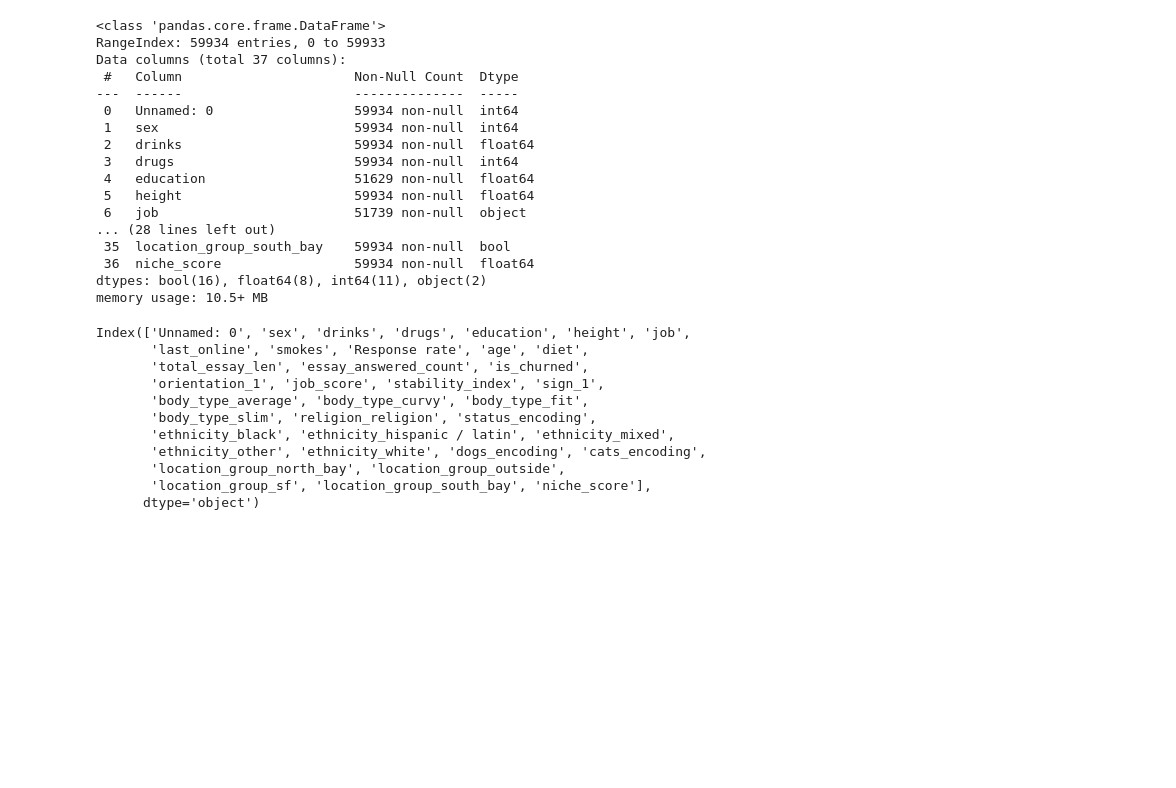
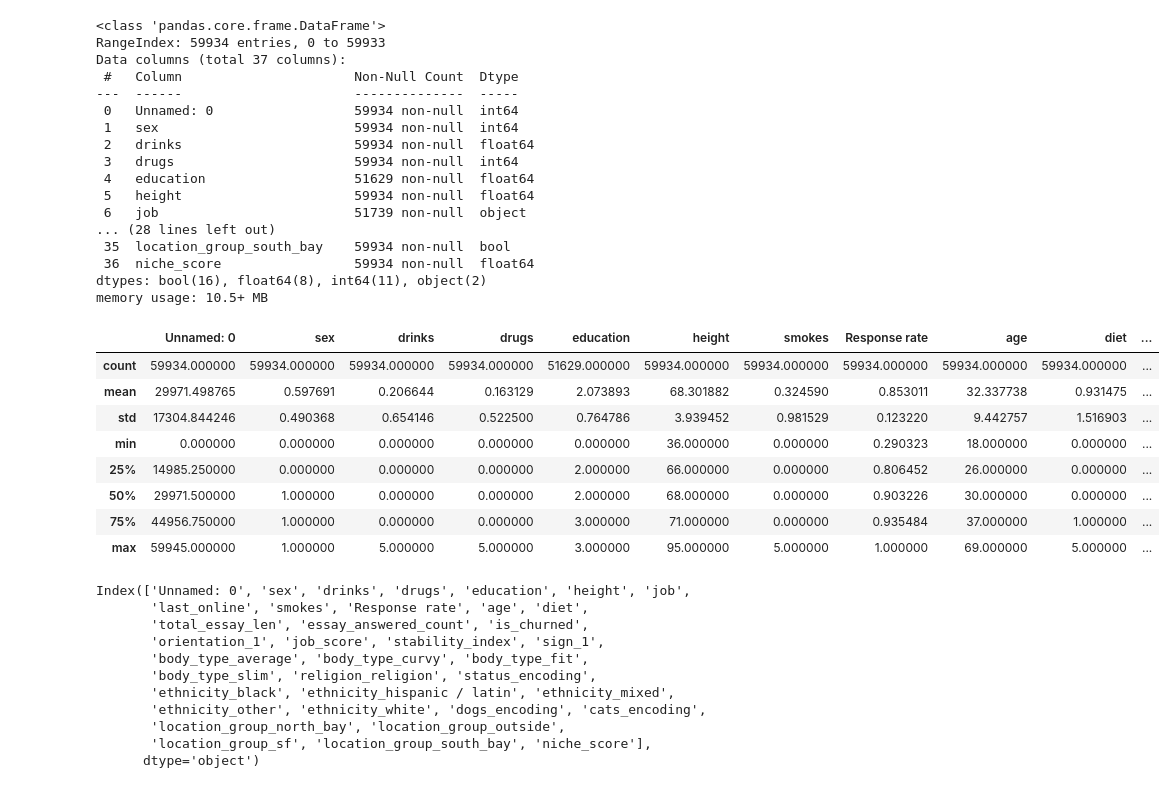
Before and after one commit to SKNETWORKS-FAMILY-AICAMP/SKN24-2nd-2Team, a Jupyter notebook: src/eda.ipynb, the cells around one changed output. Cells and saved outputs as stored; diff of their text form; code cells hidden in the pictures; blank space fills up the shorter version.

```diff
--- a/src/eda.ipynb
+++ b/src/eda.ipynb
@@ -4,4 +4,4 @@ import numpy as np
 import matplotlib.pyplot as plt
 import seaborn as sns
 # %%
-df = pd.read_csv('./data/okcupid_preprocessed.csv')
+df = pd.read_csv('../data/okcupid_preprocessed.csv')
@@ -27,6 +25,18 @@ Data columns (total 37 columns):
  36  niche_score                 59934 non-null  float64
 dtypes: bool(16), float64(8), int64(11), object(2)
 memory usage: 10.5+ MB
+# %%
+df.describe()
+# %% [output]
+|  | Unnamed: 0 | sex | drinks | drugs | education | height | smokes | Response rate | age | diet | ... |
+| count | 59934.000000 | 59934.000000 | 59934.000000 | 59934.000000 | 51629.000000 | 59934.000000 | 59934.000000 | 59934.000000 | 59934.000000 | 59934.000000 | ... |
+| mean | 29971.498765 | 0.597691 | 0.206644 | 0.163129 | 2.073893 | 68.301882 | 0.324590 | 0.853011 | 32.337738 | 0.931475 | ... |
+| std | 17304.844246 | 0.490368 | 0.654146 | 0.522500 | 0.764786 | 3.939452 | 0.981529 | 0.123220 | 9.442757 | 1.516903 | ... |
+| min | 0.000000 | 0.000000 | 0.000000 | 0.000000 | 0.000000 | 36.000000 | 0.000000 | 0.290323 | 18.000000 | 0.000000 | ... |
+| 25% | 14985.250000 | 0.000000 | 0.000000 | 0.000000 | 2.000000 | 66.000000 | 0.000000 | 0.806452 | 26.000000 | 0.000000 | ... |
+| 50% | 29971.500000 | 1.000000 | 0.000000 | 0.000000 | 2.000000 | 68.000000 | 0.000000 | 0.903226 | 30.000000 | 0.000000 | ... |
+| 75% | 44956.750000 | 1.000000 | 0.000000 | 0.000000 | 3.000000 | 71.000000 | 0.000000 | 0.935484 | 37.000000 | 1.000000 | ... |
+| max | 59945.000000 | 1.000000 | 5.000000 | 5.000000 | 3.000000 | 95.000000 | 5.000000 | 1.000000 | 69.000000 | 5.000000 | ... |
 # %%
 df.columns
 # %% [output]
```
Also changed, not shown: parts of 1 cell of this notebook, 4 other files.
